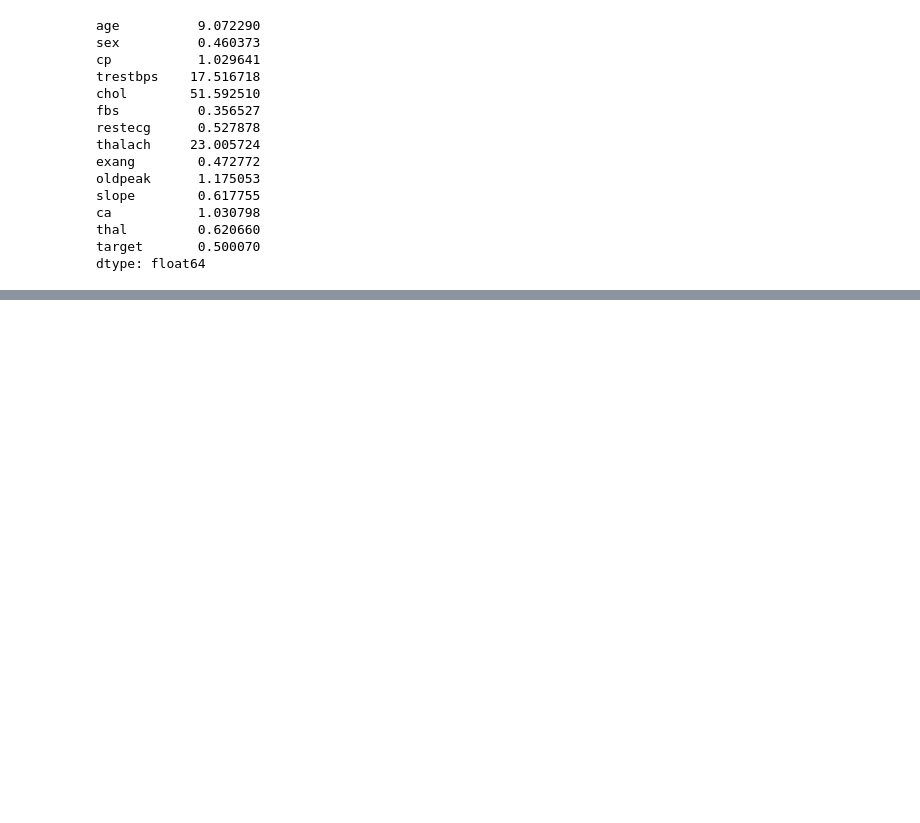
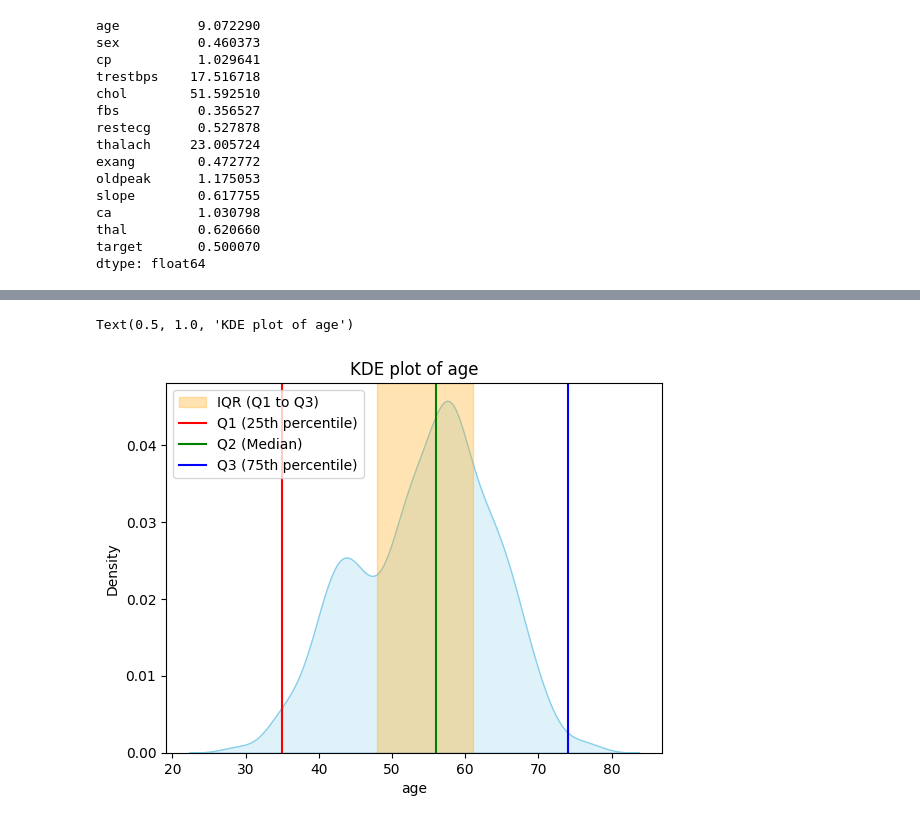
Before and after one commit to NeuralBrix/Tarakuzzaman-Faysal, a Jupyter notebook: pandas/pandas_basic.ipynb, the cells around one changed output, grey strips where cells are left out. Cells and saved outputs as stored; diff of their text form; code cells hidden in the pictures; blank space fills up the shorter version.

```diff
--- a/pandas/pandas_basic.ipynb
+++ b/pandas/pandas_basic.ipynb
@@ -105,0 +140,14 @@ dtype: float64
+# %%
+upper_bound = q3 + 1 * iqr
+lower_bound = q1 - 1 * iqr
+# %%
+iqr_kdeplot = sns.kdeplot(df['age'], fill=True, color='skyblue')
+plt.axvspan(q1, q3, color='orange', alpha=0.3, label='IQR (Q1 to Q3)')
+plt.axvline(lower_bound, color='red', linestyle='-', label='Q1 (25th percentile)')
+plt.axvline(q2, color='green', linestyle='-', label='Q2 (Median)')
+plt.axvline(upper_bound, color='blue', linestyle='-', label='Q3 (75th percentile)')
+plt.legend()
+iqr_kdeplot.set_title("KDE plot of age")
+# %% [output]
+Text(0.5, 1.0, 'KDE plot of age')
+[figure, added]
```
Also changed, not shown: parts of 6 cells of this notebook, 18 other files.
